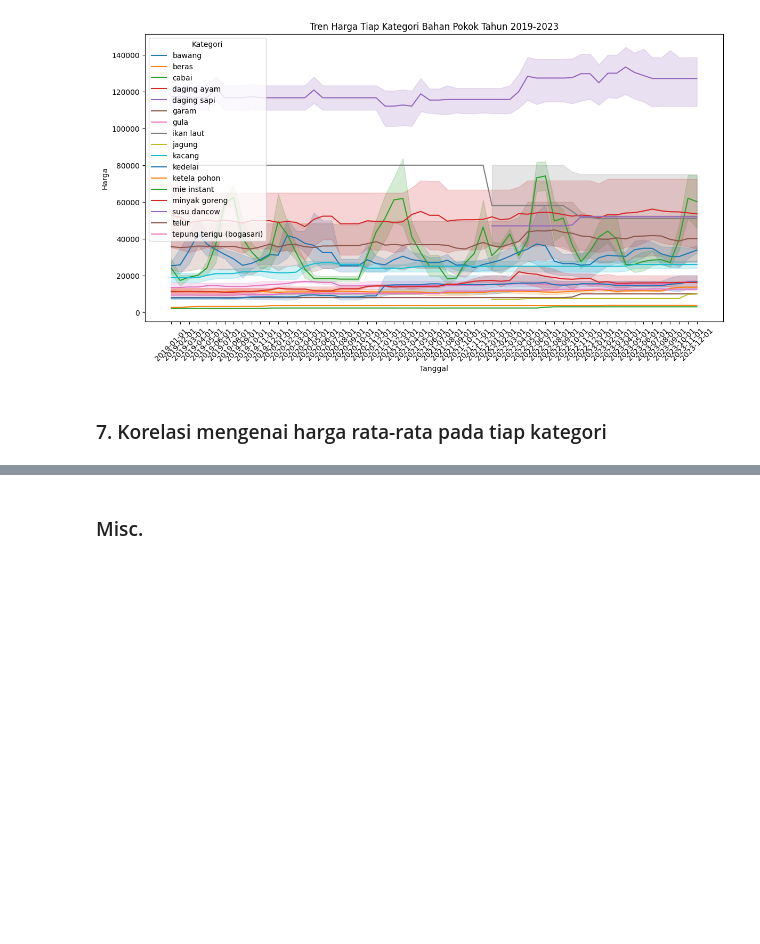
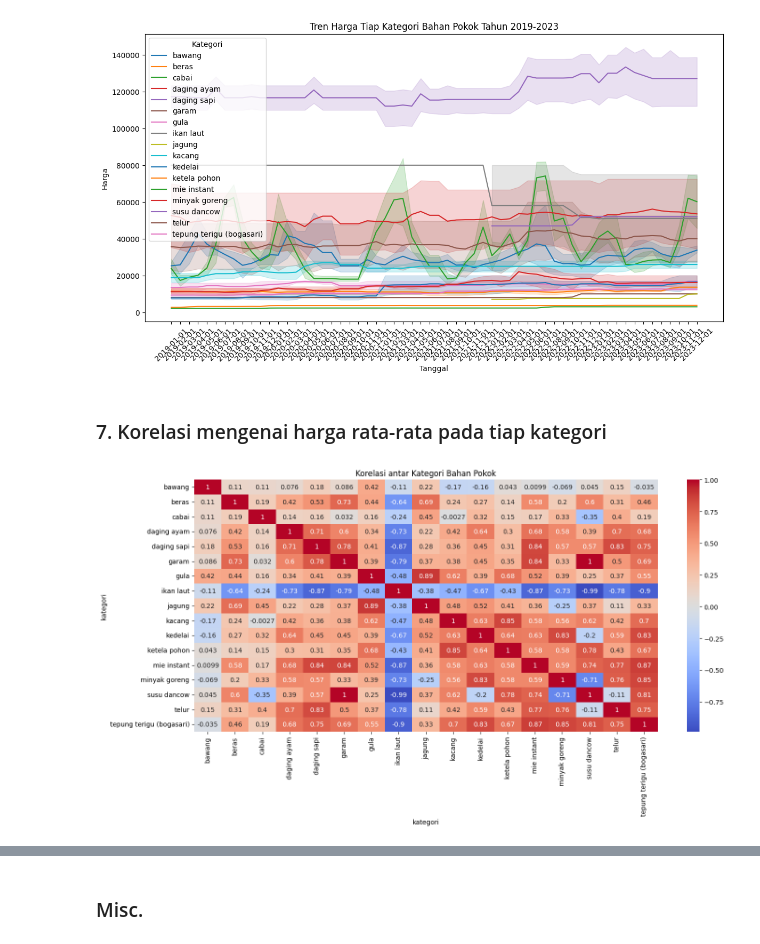
Before and after one commit to chiquitosaf/analisis-harga-bahan-banyumas, a Jupyter notebook: bahan_pokok_bulanan.ipynb, the cells around one changed output, grey strips where cells are left out. Saved outputs shown, nothing was run; the diff lists cells and outputs as text; code cells hidden in the pictures; blank space fills up the shorter version.

```diff
--- a/bahan_pokok_bulanan.ipynb
+++ b/bahan_pokok_bulanan.ipynb
@@ -745,3 +745,12 @@ plt.show()
 [figure]
 # %% [markdown]
 ### 7. Korelasi mengenai harga rata-rata pada tiap kategori
+# %%
+# avg_price_per_date_cat[avg_price_per_date_cat['kategori'] == 'bawang']['harga'].values
+df_corr = avg_price_per_date_cat.pivot_table(index='tanggal', columns='kategori', values='harga')
+plt.figure(figsize=(16, 7))
+sns.heatmap(df_corr.corr(), annot=True, cmap='coolwarm')
+plt.title('Korelasi antar Kategori Bahan Pokok')
+plt.show()
+# %% [output]
+[figure, added]
```
Also changed, not shown: parts of 7 cells of this notebook.
